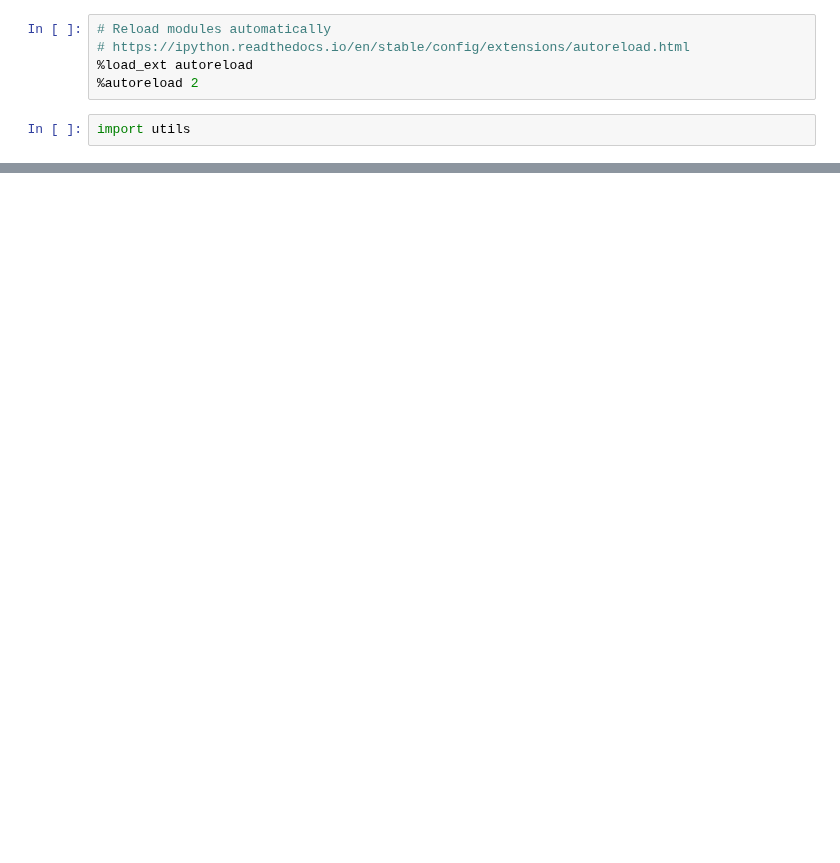
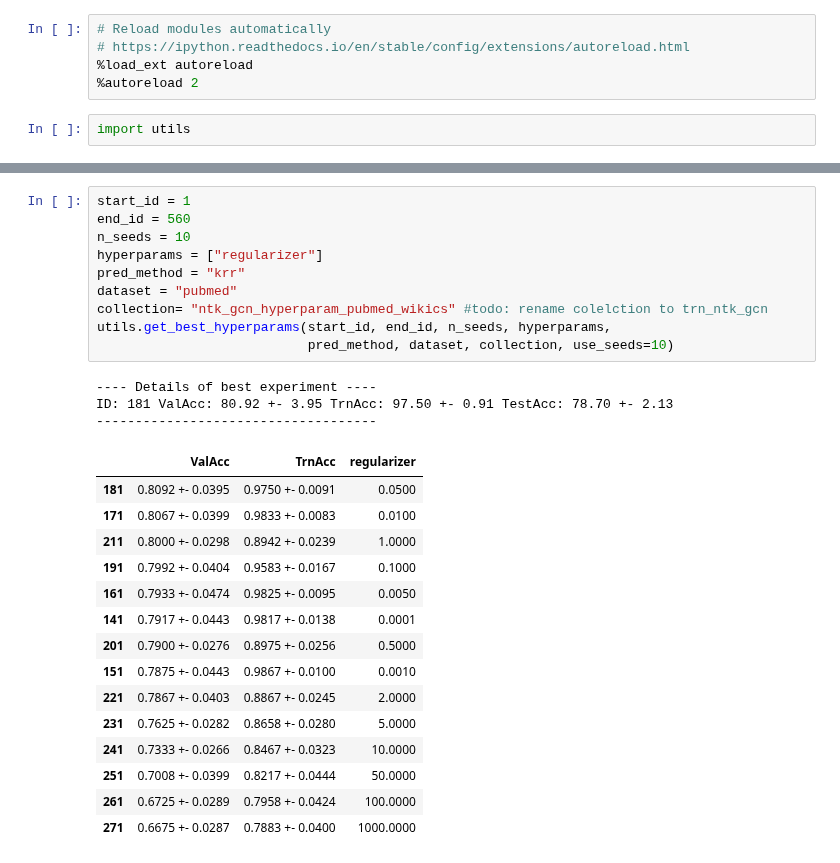
Before and after one commit to saper0/qpcert, a Jupyter notebook: notebooks/hyperparams/hyperparam_search.ipynb, the cells around one changed output, grey strips where cells are left out. Saved outputs shown, nothing was run; the diff lists cells and outputs as text; blank space fills up the shorter version.

```diff
--- a/notebooks/hyperparams/hyperparam_search.ipynb
+++ b/notebooks/hyperparams/hyperparam_search.ipynb
@@ -10,3 +66,32 @@ import utils
+# %%
+start_id = 1
+end_id = 560
+n_seeds = 10
+hyperparams = ["regularizer"]
+pred_method = "krr"
+dataset = "pubmed"
+collection= "ntk_gcn_hyperparam_pubmed_wikics" #todo: rename colelction to trn_ntk_gcn
+utils.get_best_hyperparams(start_id, end_id, n_seeds, hyperparams,
+                           pred_method, dataset, collection, use_seeds=10)
+# %% [output]
+---- Details of best experiment ----
+ID: 181 ValAcc: 80.92 +- 3.95 TrnAcc: 97.50 +- 0.91 TestAcc: 78.70 +- 2.13
+------------------------------------
+|  | ValAcc | TrnAcc | regularizer |
+| 181 | 0.8092 +- 0.0395 | 0.9750 +- 0.0091 | 0.0500 |
+| 171 | 0.8067 +- 0.0399 | 0.9833 +- 0.0083 | 0.0100 |
+| 211 | 0.8000 +- 0.0298 | 0.8942 +- 0.0239 | 1.0000 |
+| 191 | 0.7992 +- 0.0404 | 0.9583 +- 0.0167 | 0.1000 |
+| 161 | 0.7933 +- 0.0474 | 0.9825 +- 0.0095 | 0.0050 |
+| 141 | 0.7917 +- 0.0443 | 0.9817 +- 0.0138 | 0.0001 |
+| 201 | 0.7900 +- 0.0276 | 0.8975 +- 0.0256 | 0.5000 |
+| 151 | 0.7875 +- 0.0443 | 0.9867 +- 0.0100 | 0.0010 |
+| 221 | 0.7867 +- 0.0403 | 0.8867 +- 0.0245 | 2.0000 |
+| 231 | 0.7625 +- 0.0282 | 0.8658 +- 0.0280 | 5.0000 |
+| 241 | 0.7333 +- 0.0266 | 0.8467 +- 0.0323 | 10.0000 |
+| 251 | 0.7008 +- 0.0399 | 0.8217 +- 0.0444 | 50.0000 |
+| 261 | 0.6725 +- 0.0289 | 0.7958 +- 0.0424 | 100.0000 |
+| 271 | 0.6675 +- 0.0287 | 0.7883 +- 0.0400 | 1000.0000 |
 # %%
 start_id = 1
 end_id = 280
```
Also changed, not shown: parts of 29 cells of this notebook, 8 other files.
